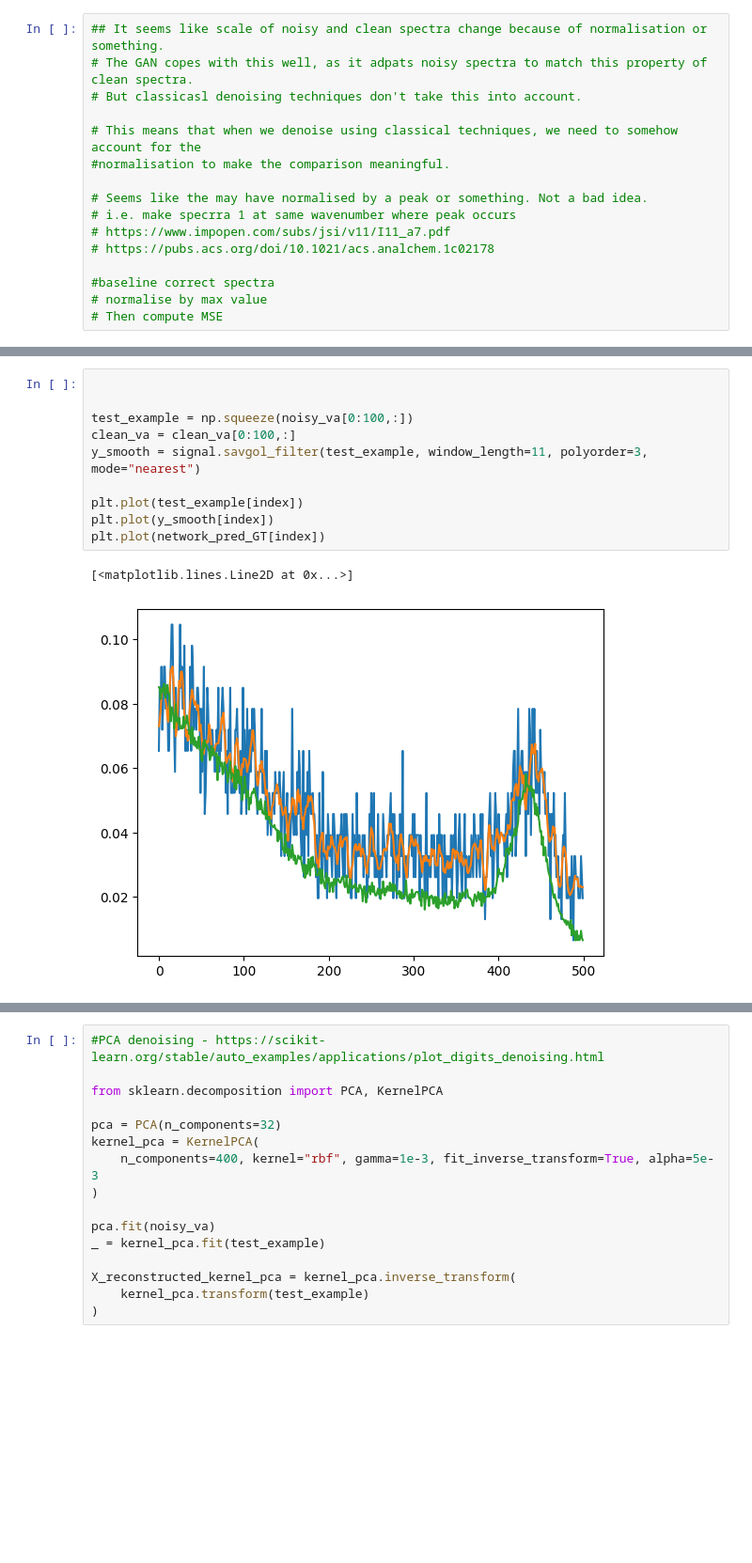
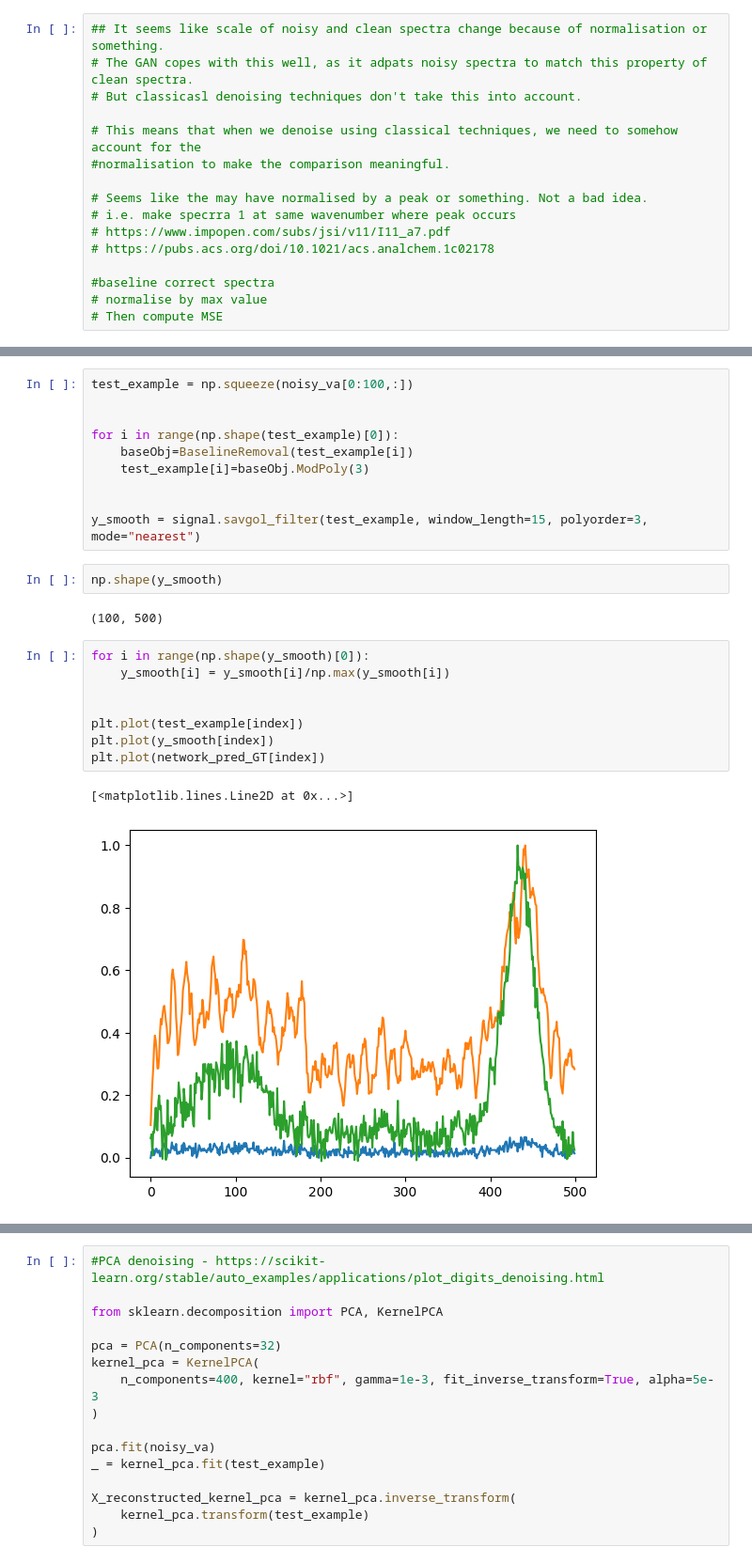
Before and after one commit to ciaranbench/spectral-denoising-cycleGAN, a Jupyter notebook: Classical_denoising.ipynb, the cells around one changed output, grey strips where cells are left out. Shown: that part at 94% size. Saved outputs shown, nothing was run; the diff lists cells and outputs as text; blank space fills up the shorter version.

```diff
--- a/Classical_denoising.ipynb
+++ b/Classical_denoising.ipynb
@@ -48,14 +60,26 @@ plt.plot(network_pred_GT[index])
 # %%
+test_example = np.squeeze(noisy_va[0:100,:])
 
 
-test_example = np.squeeze(noisy_va[0:100,:])
-clean_va = clean_va[0:100,:]
-y_smooth = signal.savgol_filter(test_example, window_length=11, polyorder=3, mode="nearest")
+for i in range(np.shape(test_example)[0]):
+    baseObj=BaselineRemoval(test_example[i])
+    test_example[i]=baseObj.ModPoly(3)
 
-plt.plot(test_example[index])
-plt.plot(y_smooth[index])
-plt.plot(network_pred_GT[index])
+
+y_smooth = signal.savgol_filter(test_example, window_length=15, polyorder=3, mode="nearest")
-# %% [output]
-[<matplotlib.lines.Line2D at 0x...>]
-[figure, removed]
+# %%
+np.shape(y_smooth)
+# %% [output]
+(100, 500)
+# %%
+for i in range(np.shape(y_smooth)[0]):
+    y_smooth[i] = y_smooth[i]/np.max(y_smooth[i])
+
+
+plt.plot(test_example[index])
+plt.plot(y_smooth[index])
+plt.plot(network_pred_GT[index])
+# %% [output]
+[<matplotlib.lines.Line2D at 0x...>]
+[figure, added]
 # %%
```
Also changed, not shown: parts of 11 cells of this notebook.
